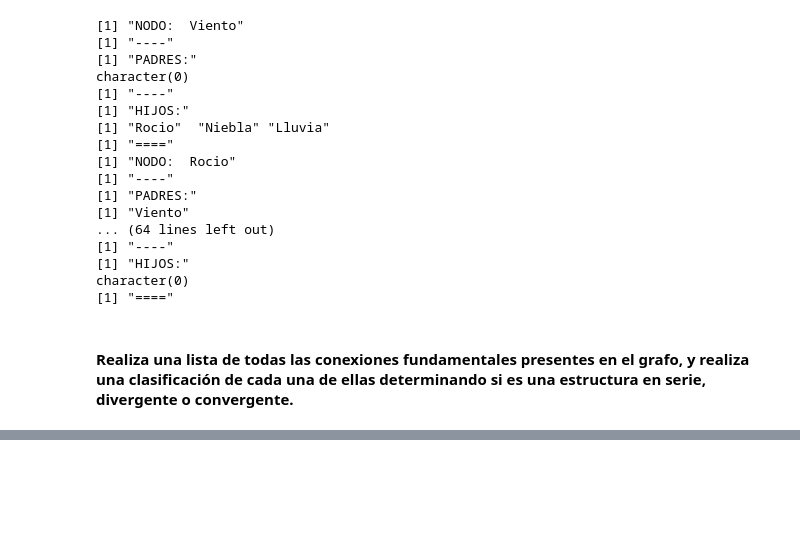
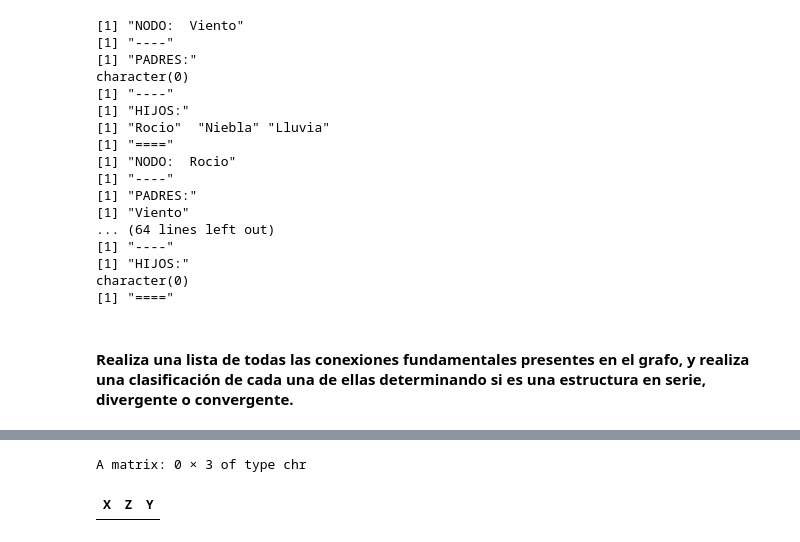
Before and after one commit to NTrevisani/DataScienceMaster, a Jupyter notebook: MachineLearning_2/PracticaRedesBayesianas/Tarea_Trevisani_Nicolo.ipynb, the cells around one changed output, grey strips where cells are left out. Cells and saved outputs as stored; diff of their text form; code cells hidden in the pictures; blank space fills up the shorter version.

```diff
--- a/MachineLearning_2/PracticaRedesBayesianas/Tarea_Trevisani_Nicolo.ipynb
+++ b/MachineLearning_2/PracticaRedesBayesianas/Tarea_Trevisani_Nicolo.ipynb
@@ -132,0 +130,6 @@ A matrix: 10 × 2 of type chr
+# %%
+# Verifico que no haya v-estructuras
+vstructs(dag)
+# %% [output]
+A matrix: 0 × 3 of type chr
+| X | Z | Y |
```
Also changed, not shown: parts of 22 cells of this notebook, 2 other files.
